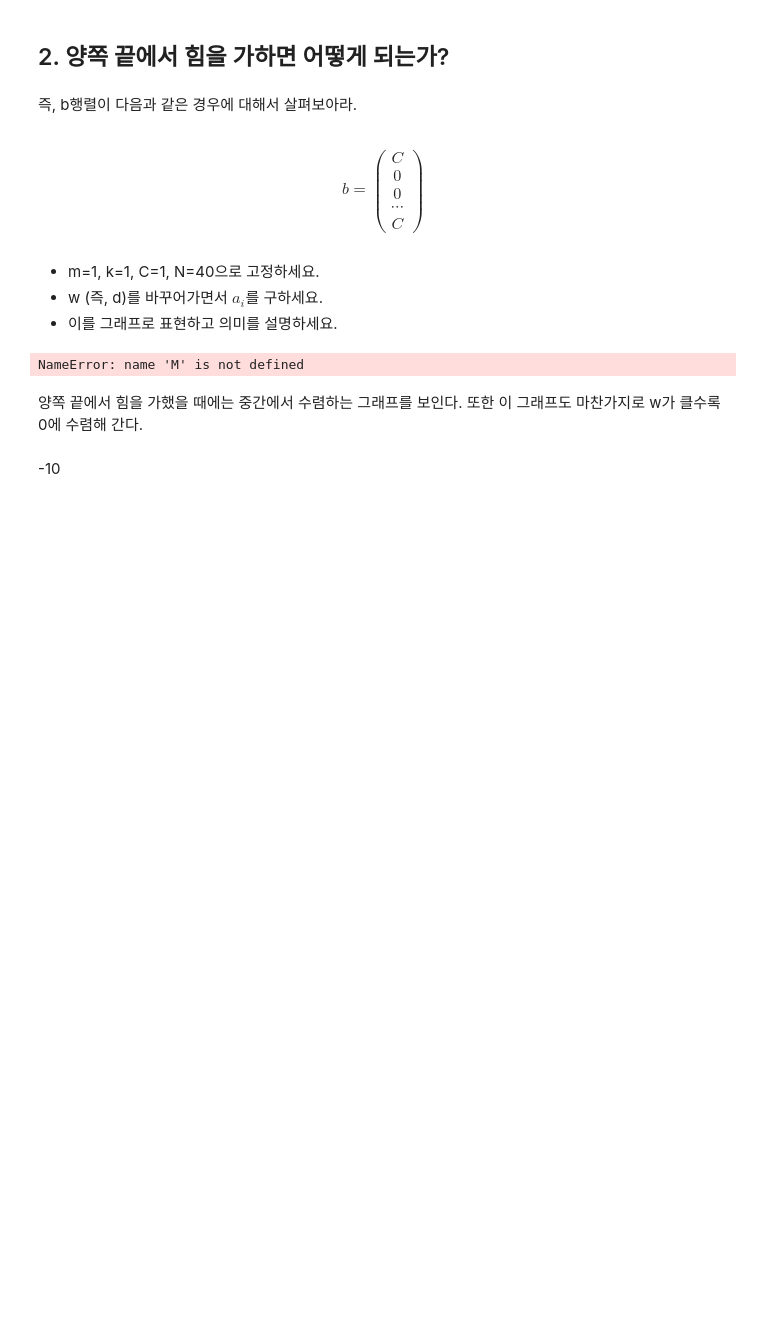
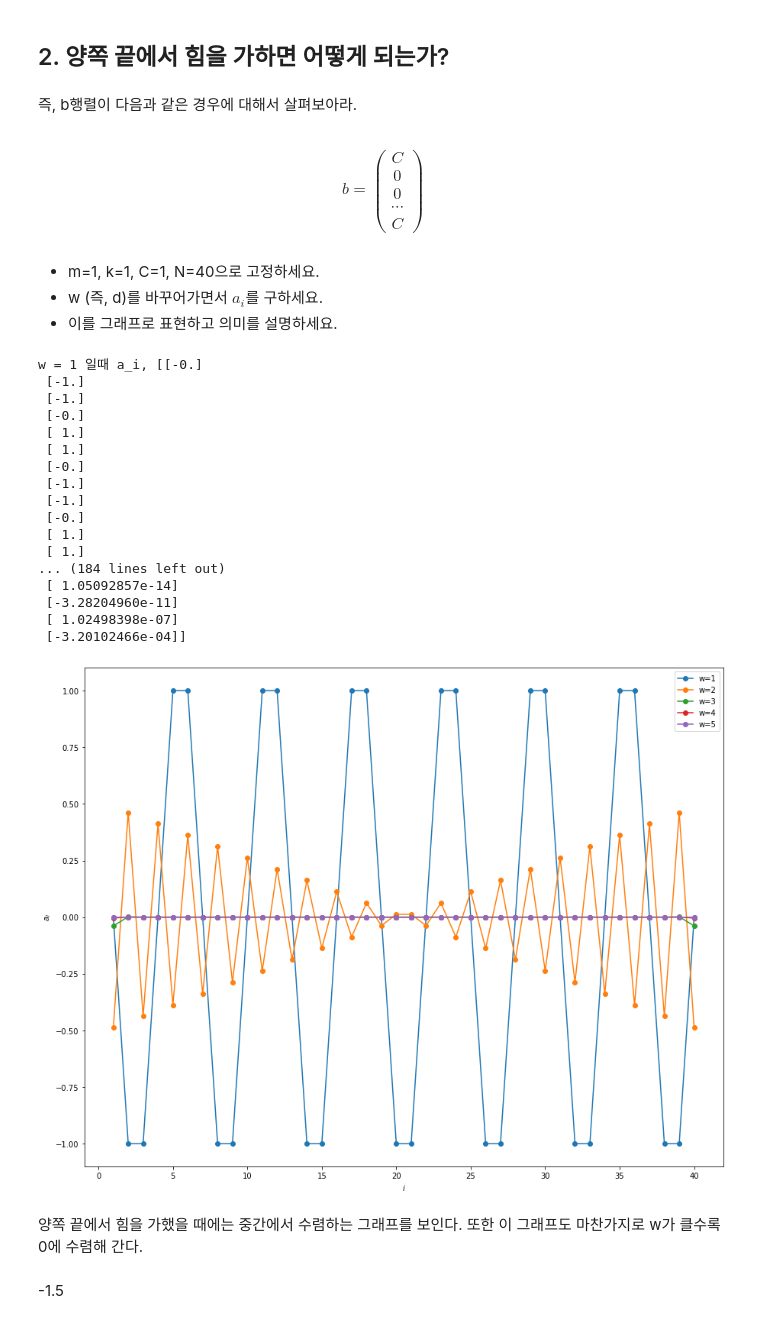
Before and after one commit to joongjae93/2021_cphys1, a Jupyter notebook: juhyeon/hw5.ipynb, the cells around one changed output. Cells and saved outputs as stored; diff of their text form; code cells hidden in the pictures; blank space fills up the shorter version.

```diff
--- a/juhyeon/hw5.ipynb
+++ b/juhyeon/hw5.ipynb
@@ -181,6 +199,8 @@ n = 40
 b = np.zeros((n,1))
 b[0] = c
 b[n-1] = c
+M = np.zeros((40,40))
+
 
 w = 1  # w을 바꾸어 가면서 a_i 구하기
 d = 2*k - m*w**2
@@ -243,35 +263,52 @@ for i in range(1,40):
     M[i,i] = d
     M[i,i-1] = -k
     M[i-1,i] = -k
 
 M[0,0] = d-k
 M[39,39] = d-k
 
 a = np.linalg.solve(M,b)
 print('w = 4 일때 a_i,',a)
 xdata = np.arange(1,41,1)
 plt.plot(xdata,a,'-',marker = 'o',label='w=4')
 plt.legend()
 
 w = 5  # w을 바꾸어 가면서 a_i 구하기
 d = 2*k - m*w**5
 
 for i in range(1,40):
     M[i,i] = d
     M[i,i-1] = -k
     M[i-1,i] = -k
 
 M[0,0] = d-k
 M[39,39] = d-k
 
 a = np.linalg.solve(M,b)
 print('w = 5 일때 a_i,',a)
 xdata = np.arange(1,41,1)
 plt.plot(xdata,a,'-',marker = 'o',label='w=5')
 plt.legend();
 # %% [output]
-NameError: name 'M' is not defined
+w = 1 일때 a_i, [[-0.]
+ [-1.]
+ [-1.]
+ [-0.]
+ [ 1.]
+ [ 1.]
+ [-0.]
+ [-1.]
+ [-1.]
+ [-0.]
+ [ 1.]
+ [ 1.]
+... (184 lines left out)
+ [ 1.05092857e-14]
+ [-3.28204960e-11]
+ [ 1.02498398e-07]
+ [-3.20102466e-04]]
+[figure, added]
 # %% [markdown]
 양쪽 끝에서 힘을 가했을 때에는 중간에서 수렴하는 그래프를 보인다. 또한 이 그래프도 마찬가지로 w가 클수록 0에 수렴해 간다.
-# %% [markdown]
--10
+# %% [markdown]
+-1.5
```
Also changed, not shown: parts of 1 cell of this notebook, 48 other files.
